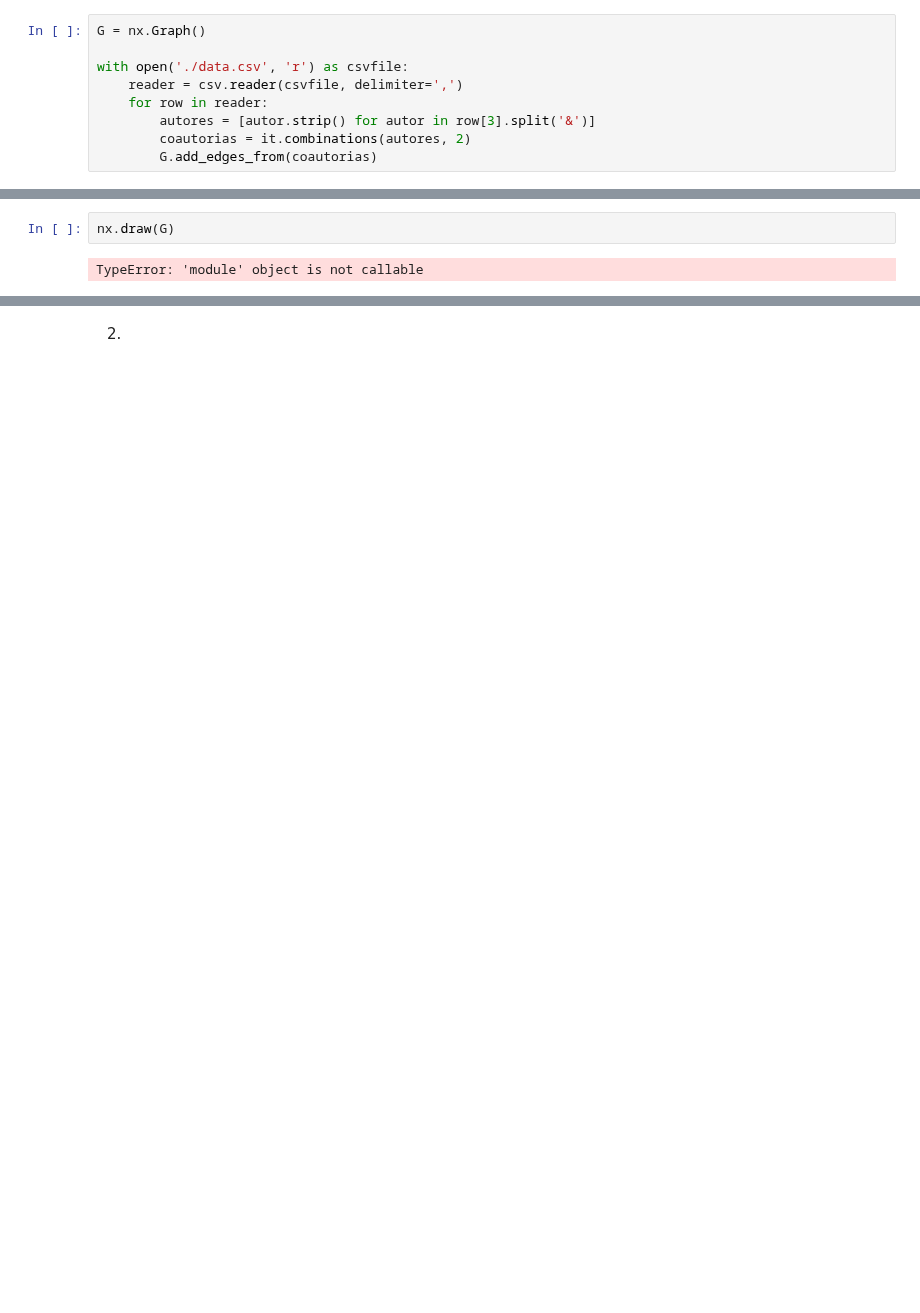
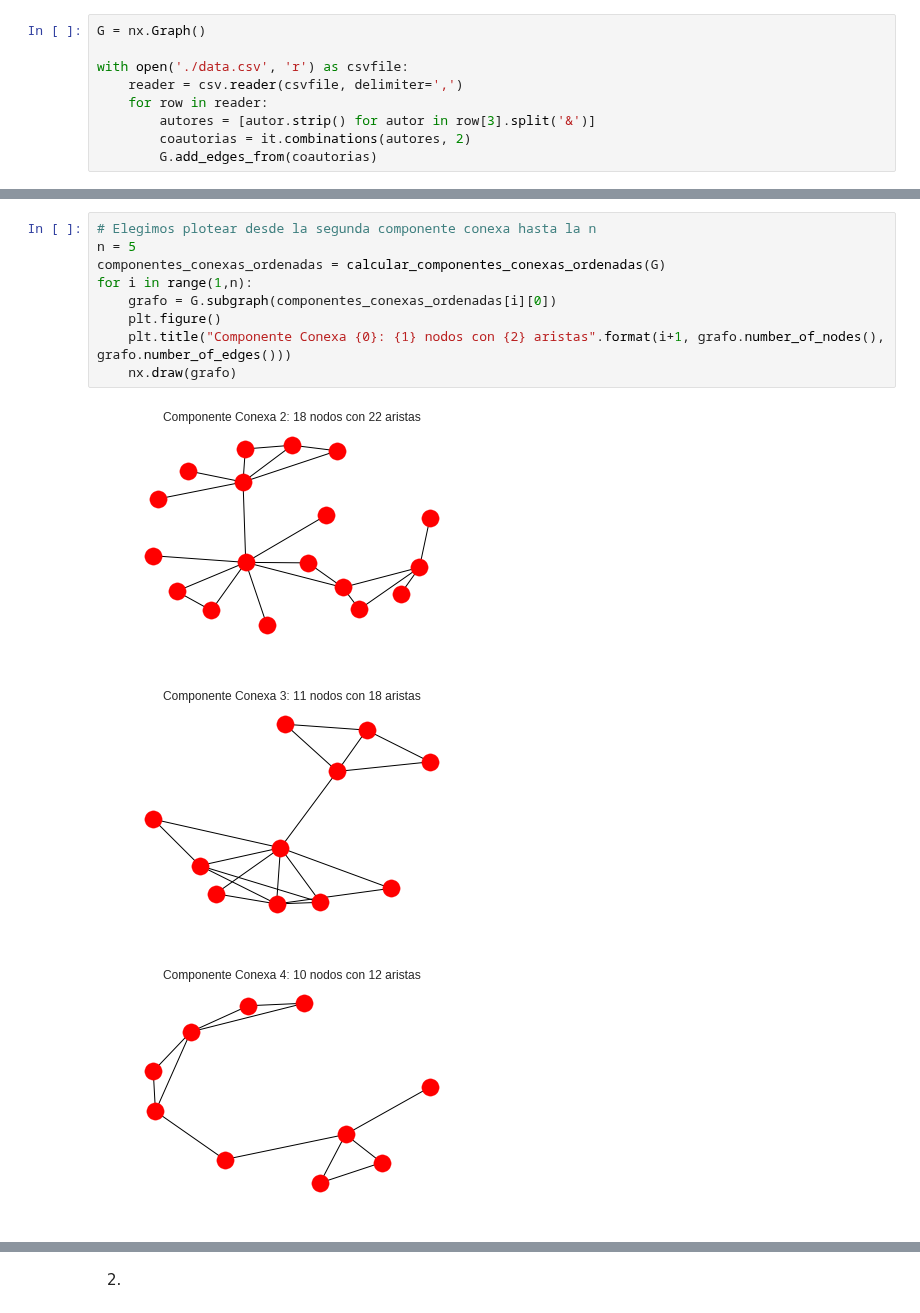
Before and after one commit to MascittiJA/CienciaDatos, a Jupyter notebook: tp4/tp4.ipynb, the cells around one changed output, grey strips where cells are left out. Drawn from its saved outputs; the diff is of its cells as text; blank space fills up the shorter version.

```diff
--- a/tp4/tp4.ipynb
+++ b/tp4/tp4.ipynb
@@ -62,4 +64,13 @@ Cantidad de nodos de la componente conexa gigante:  18
-# %%
-nx.draw(G)
-# %% [output]
-TypeError: 'module' object is not callable
+# %%
+# Elegimos plotear desde la segunda componente conexa hasta la n
+n = 5
+componentes_conexas_ordenadas = calcular_componentes_conexas_ordenadas(G)
+for i in range(1,n):
+    grafo = G.subgraph(componentes_conexas_ordenadas[i][0])
+    plt.figure()
+    plt.title("Componente Conexa {0}: {1} nodos con {2} aristas".format(i+1, grafo.number_of_nodes(), grafo.number_of_edges()))
+    nx.draw(grafo)
+# %% [output]
+[figure, added]
+[figure, added]
+[figure, added]
```
Also changed, not shown: parts of 22 cells of this notebook.
